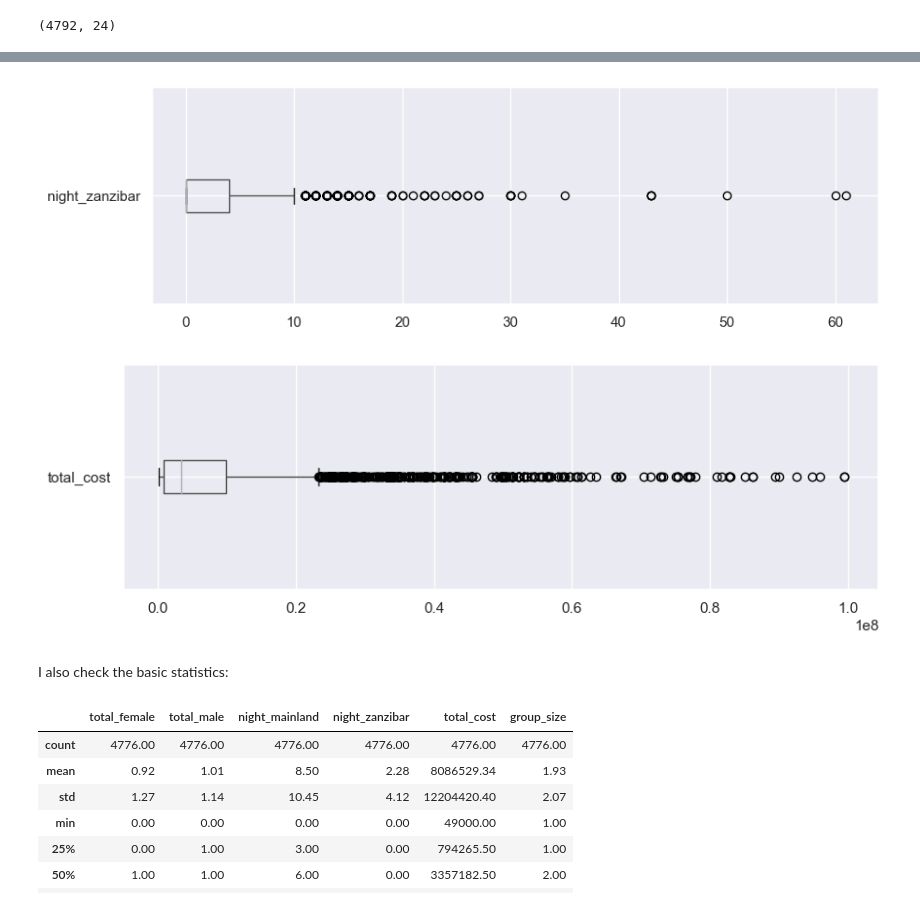
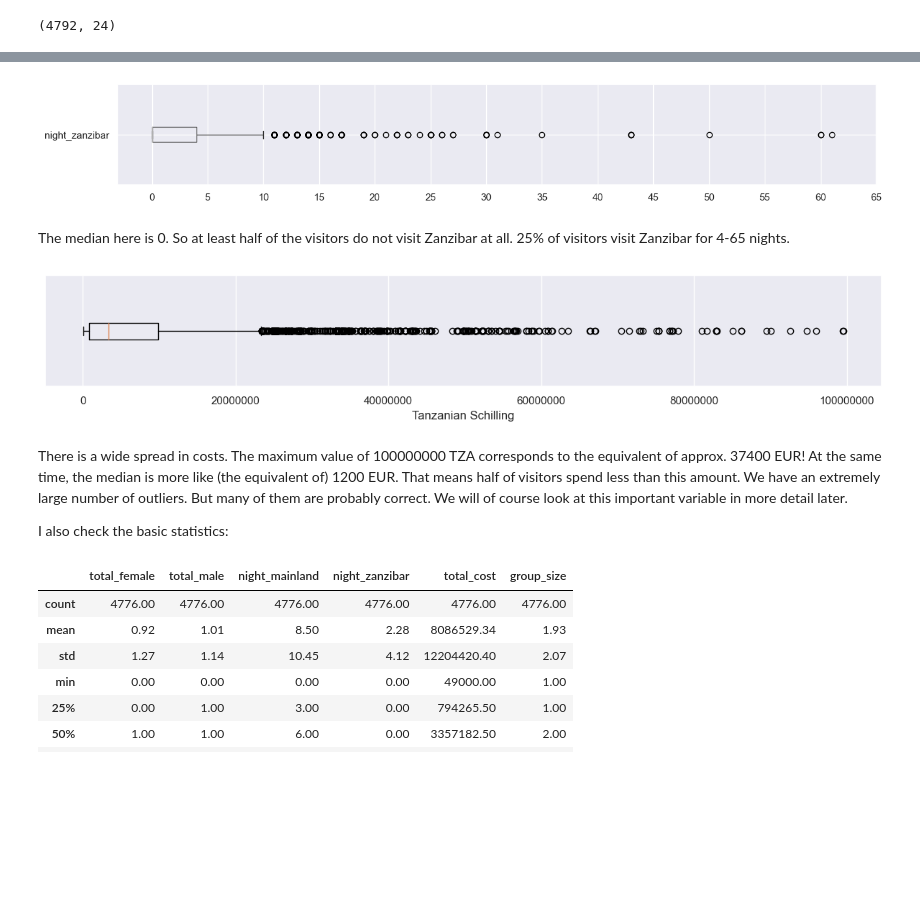
Before and after one commit to scheinmensch/Tanzania_Tourism_Prediction, a Jupyter notebook: EDA.ipynb, the cells around one changed output, grey strips where cells are left out. Saved outputs shown, nothing was run; the diff lists cells and outputs as text; code cells hidden in the pictures; blank space fills up the shorter version.

```diff
--- a/EDA.ipynb
+++ b/EDA.ipynb
@@ -376,8 +375,0 @@ Now I also want to delete all columns, in which the travel_with and group_size c
-# %%
-# find the indexes of the rows where the mentioned conditions apply
-indexAlone = TZA[ (TZA['group_size'] != 1) & (TZA['travel_with'] == 'Alone') ].index
-indexSpouse = TZA[ (TZA['group_size'] != 2) & (TZA['travel_with'] == 'Spouse') ].index
-
-# drop these rows
-TZA.drop(indexAlone, inplace=True)
-TZA.drop(indexSpouse, inplace=True)
@@ -420,12 +406,25 @@ TZA.boxplot(column='night_mainland', vert=False, figsize= [10,3]);
 # %%
-TZA.boxplot(column='night_zanzibar', vert=False, figsize= [10,3]);
+TZA.boxplot(column='night_zanzibar', vert=False, figsize=[15, 2])
+max_value = TZA['night_zanzibar'].max()
+tick_positions = np.arange(0, int(max_value) + 5, step=5)
+plt.xticks(tick_positions)
+plt.show()
 # %% [output]
-[figure, old version]
+[figure, new version]
+# %% [markdown]
+The median here is 0. So at least half of the visitors do not visit Zanzibar at all. 25% of visitors visit Zanzibar for 4-65 nights.
 # %%
-TZA.boxplot(column='total_cost', vert=False, figsize= [10,3]);
+plt.figure(figsize=[15, 2])
+plt.boxplot(TZA['total_cost'], vert=False)
+plt.ticklabel_format(axis='x', style='plain')
+plt.xlabel('Tanzanian Schilling')
+plt.yticks([])
+plt.show();
 # %% [output]
-[figure, old version]
+[figure, new version]
 # %% [markdown]
+There is a wide spread in costs. The maximum value of 100000000 TZA corresponds to the equivalent of approx. 37400 EUR! At the same time, the median is more like (the equivalent of) 1200 EUR. That means half of visitors spend less than this amount. We have an extremely large number of outliers. But many of them are probably correct. We will of course look at this important variable in more detail later.
+
 I also check the basic statistics:
 # %%
 TZA.describe()
```
Also changed, not shown: parts of 17 cells of this notebook.
